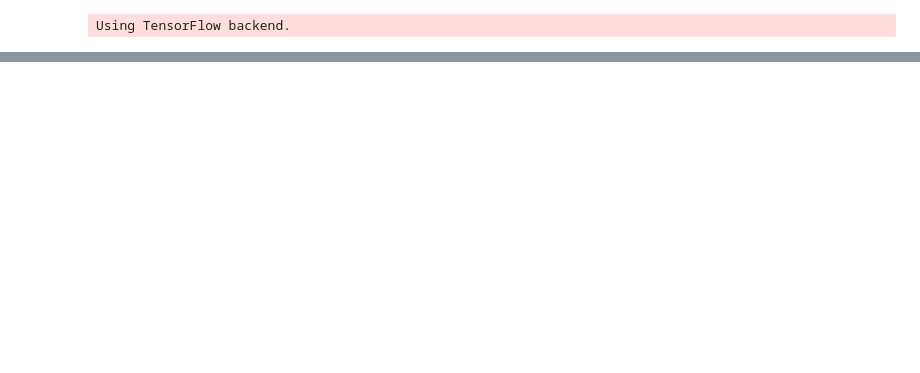
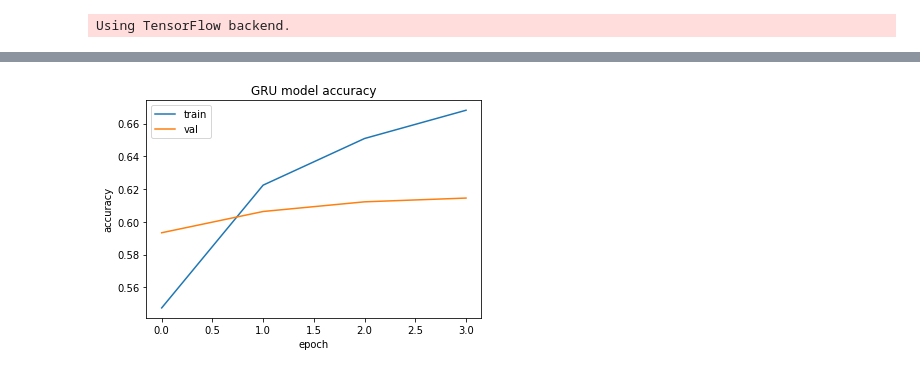
Before and after one commit to 30JD/Sentiment_Analysis_via_Deep_Learning, a Jupyter notebook: Sentiment_analysis.ipynb, the cells around one changed output, grey strips where cells are left out. Saved outputs shown, nothing was run; the diff lists cells and outputs as text; code cells hidden in the pictures; blank space fills up the shorter version.

```diff
--- a/Sentiment_analysis.ipynb
+++ b/Sentiment_analysis.ipynb
@@ -230,0 +337,9 @@ print(error2)
+# %%
+model3 = Sequential()
+model3.add(Embedding(15000, 128))
+model3.add(GRU(64, dropout = 0.3, recurrent_dropout=0.3, return_sequences=True))
+model3.add(GRU(32, dropout = 0.2, recurrent_dropout = 0.3, return_sequences=False))
+model3.add(Dense(5, activation='softmax'))
+opt = Adam(lr=0.001, decay=1e-5)
+model3.compile(loss = 'categorical_crossentropy', optimizer = opt, metrics = ['accuracy'])
+model3.summary()
@@ -230,0 +362,2 @@ print(error2)
+# %%
+history3 = model3.fit(X_train, Y_train, validation_data=(X_val, Y_val), epochs=4, batch_size=64, verbose=1)
@@ -230,0 +374,12 @@ print(error2)
+# %%
+f=plt.figure()
+plt.plot(history3.history['acc'])
+plt.plot(history3.history['val_acc'])
+plt.title('GRU model accuracy')
+plt.ylabel('accuracy')
+plt.xlabel('epoch')
+plt.legend(['train', 'val'], loc='upper left')
+plt.show()
+f.savefig("GRU.pdf", bbox_inches='tight')
+# %% [output]
+[figure, added]
```
Also changed, not shown: parts of 35 cells of this notebook.
